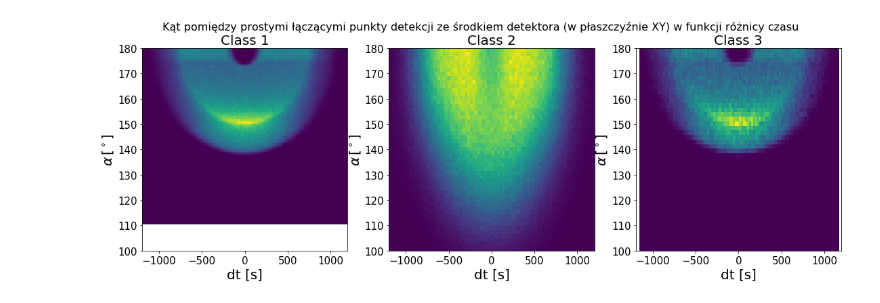
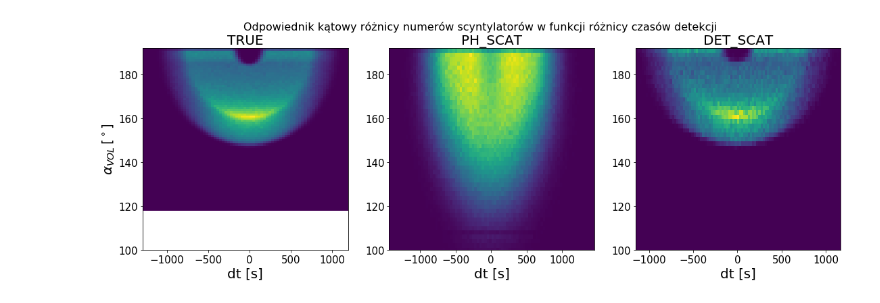
Before and after one commit to K4liber/MultiphotonClassification, a Jupyter notebook: Notebooks/checkTranformedData.ipynb, the cells around one changed output. Cells and saved outputs as stored; diff of their text form; code cells hidden in the pictures.

```diff
--- a/Notebooks/checkTranformedData.ipynb
+++ b/Notebooks/checkTranformedData.ipynb
@@ -336,35 +199,24 @@ plt.show()
 # %%
+plt.clf()
 fig = plt.gcf()
 fig.set_size_inches(18.5, 5.5)
-fig.suptitle('Kąt pomiędzy prostymi łączącymi punkty detekcji ze środkiem detektora (w płaszczyźnie XY) \
-w funkcji różnicy czasu', fontsize=16)
+fig.suptitle('Odpowiednik kątowy różnicy numerów scyntylatorów w funkcji różnicy czasów detekcji', fontsize=16)
 ax1 = plt.subplot(1,3,1)
-ax1.hist2d(y = dataClass1['deg2D'], x = dataClass1['dt'], bins = 100)
-ax1.set_ylim([100, 180])
-ax1.set_xlim([-1200, 1200])
-ax1.set_xlabel('dt [s]', fontsize = 20)
-ax1.tick_params(direction='out', labelsize = 15)
-ax1.set_title('Class 1', fontsize = 20)
-ax1.set_ylabel(r'$\alpha\,[^\circ]$', fontsize = 20)
+ax1.hist2d(y = dataClass1['volD'], x = dataClass1['dt'], bins = 75)
+ax1.set_ylim([100, 192])
+ax1.set_title('TRUE', fontsize = 20)
+ax1.set_ylabel(r'$\alpha_{VOL}\,[^\circ]$', fontsize = 20)
 ax1.set_xlabel('dt [s]', fontsize = 20)
 ax2 = plt.subplot(1,3,2)
-ax2.hist2d(y = dataClass2['deg2D'], x = dataClass2['dt'], bins = 100)
-ax2.set_ylim([100, 180])
-ax2.set_xlim([-1200, 1200])
-ax2.set_xlabel('dt [s]', fontsize = 20)
-ax2.tick_params(direction='out', labelsize = 15)
-ax2.set_title('Class 2', fontsize = 20)
-ax2.set_ylabel(r'$\alpha\,[^\circ]$', fontsize = 20)
+ax2.hist2d(y = dataClass2['volD'], x = dataClass2['dt'], bins = 84)
+ax2.set_ylim([100, 192])
+ax2.set_title('PH_SCAT', fontsize = 20)
 ax2.set_xlabel('dt [s]', fontsize = 20)
 ax3 = plt.subplot(1,3,3)
-ax3.hist2d(y = dataClass3['deg2D'], x = dataClass3['dt'], bins = 100)
-ax3.set_ylim([100, 180])
-ax3.set_xlim([-1200, 1200])
-ax3.set_xlabel('dt [s]', fontsize = 20)
-ax3.tick_params(direction='out', labelsize = 15)
-ax3.set_title('Class 3', fontsize = 20)
-ax3.set_ylabel(r'$\alpha\,[^\circ]$', fontsize = 20)
+ax3.hist2d(y = dataClass3['volD'], x = dataClass3['dt'], bins = 95)
+ax3.set_ylim([100, 192])
+ax3.set_title('DET_SCAT', fontsize = 20)
 ax3.set_xlabel('dt [s]', fontsize = 20)
 plt.show()
 # %% [output]
-[figure, old version]
+[figure, new version]
```
Also changed, not shown: parts of 22 cells of this notebook, 8 other files.
